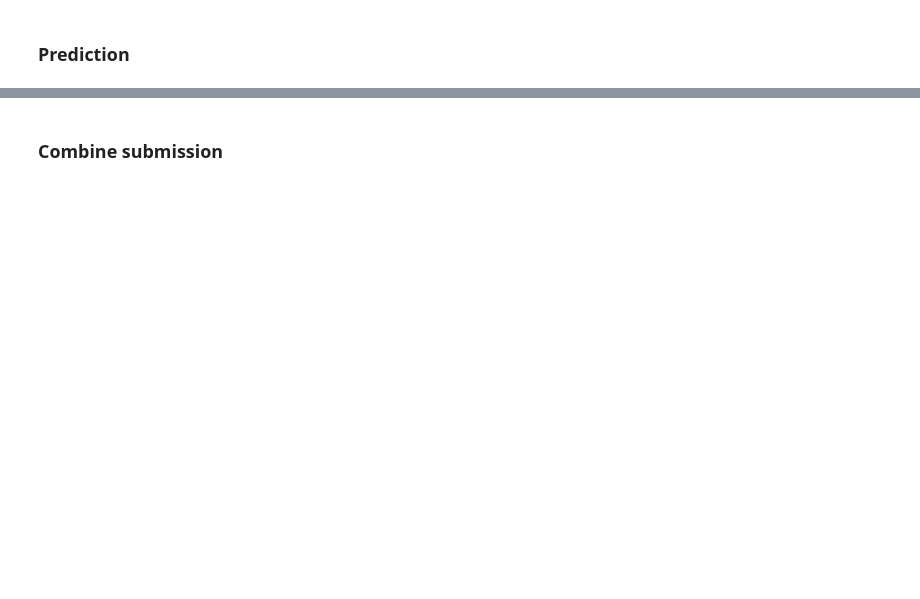
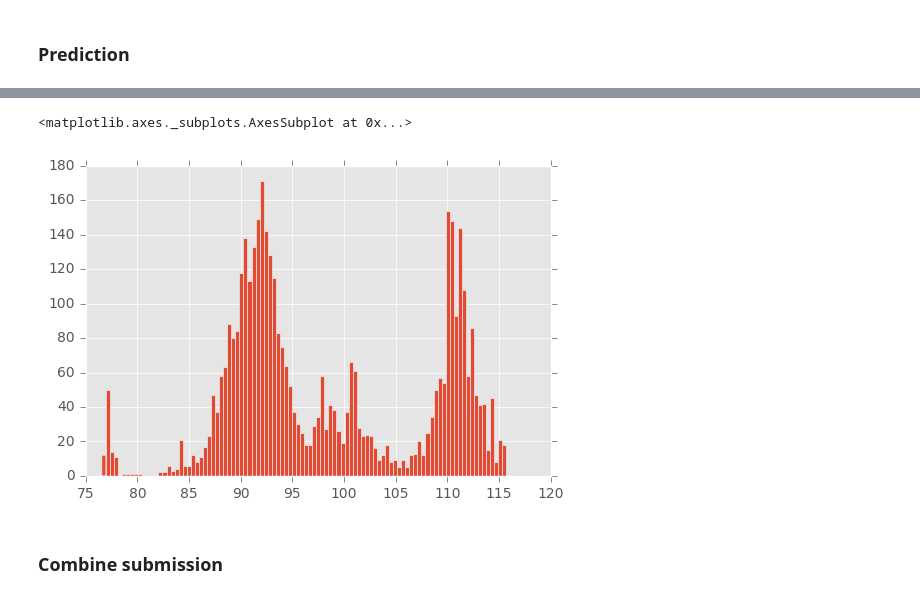
Before and after one commit to datitran/Krimskrams, a Jupyter notebook: Kaggle/Mercedes-Benz Greener Manufacturing/neural_network-rnn.ipynb, the cells around one changed output, grey strips where cells are left out. Cells and saved outputs as stored; diff of their text form; code cells hidden in the pictures; blank space fills up the shorter version.

Commit message:
Add new model for the Mercedes competition.

```diff
--- a/Kaggle/Mercedes-Benz Greener Manufacturing/neural_network-rnn.ipynb
+++ b/Kaggle/Mercedes-Benz Greener Manufacturing/neural_network-rnn.ipynb
@@ -48,5 +70,10 @@ test_data.columns
 y_train = train_data["y"].astype(np.float32)
 x_train =  train_data.drop("y", axis=1).astype(np.float32)
 x_test = test_data.astype(np.float32)
+# %%
+sel = VarianceThreshold(threshold=(.8 * (1 - .8)))
+sel.fit(x_train)
+x_train = sel.transform(x_train)
+x_test = sel.transform(x_test)
 # %%
 x_train.shape
@@ -98,3 +169,5 @@ model_run = model.fit(train_reshaped, y_train, epochs=100, batch_size=128, valid
 y_pred_train = model.predict(train_reshaped)
 # %%
 print("the R2 score is : {}".format(r2_score(y_train, y_pred_train)))
+# %%
+model_loaded = load_model("test/weights.131-57.91-0.59.hdf5", custom_objects={"r2_keras": r2_keras})
@@ -101,6 +180,6 @@ print("the R2 score is : {}".format(r2_score(y_train, y_pred_train)))
 # %% [markdown]
 ### Prediction
 # %%
-test_reshaped = np.array([i.reshape((-1, 1)) for i in pca2_results_test])
+test_reshaped = np.array([i.reshape((-1, 1)) for i in x_test])
 test_reshaped = test_reshaped.astype(np.float32)
 test_reshaped.shape
@@ -107,5 +188,5 @@ test_reshaped.shape
 # %%
-y_pred_test = model.predict(test_reshaped)
+y_pred_test = model_loaded.predict(test_reshaped)
 # %%
 output = pd.DataFrame({"ID": test.index, "y": y_pred_test.reshape(-1)})
 # %%
@@ -113,5 +201,10 @@ output.head()
 # %%
 output.to_csv("submissions_{}.csv".format(datetime.datetime.today()), index=False)
+# %%
+output.y.hist(bins=100)
+# %% [output]
+<matplotlib.axes._subplots.AxesSubplot at 0x...>
+[figure, added]
 # %% [markdown]
 ### Combine submission
 # %%
```
Also changed, not shown: parts of 12 cells of this notebook, 11 other files.
